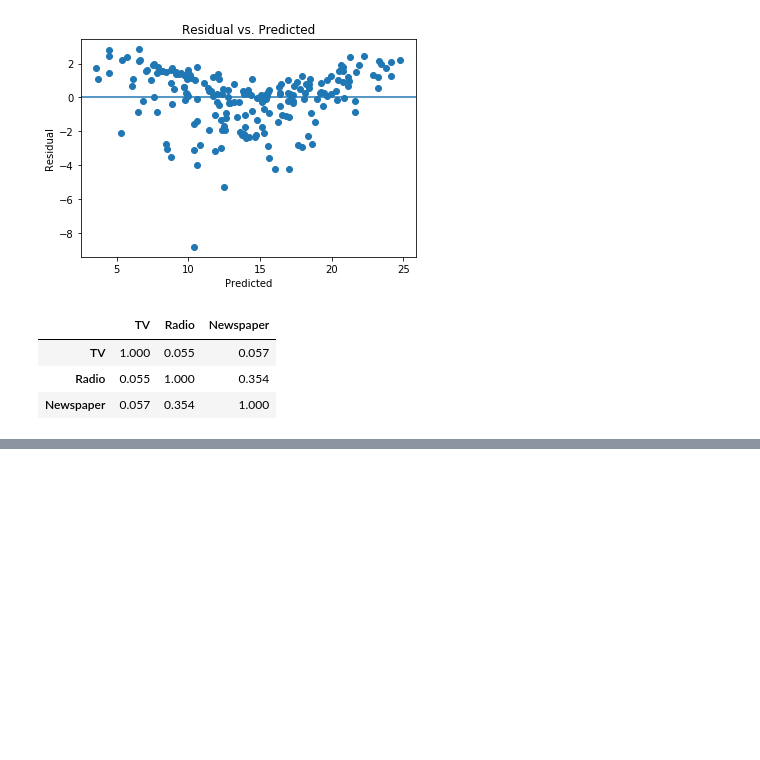
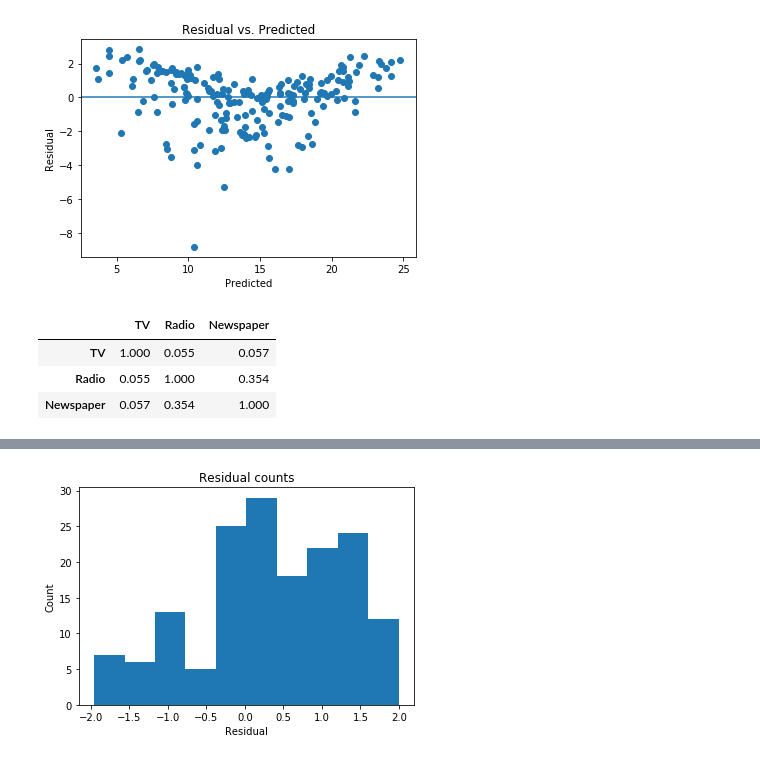
Before and after one commit to lgofish/U2Lesson3, a Jupyter notebook: U2L4-3.ipynb, the cells around one changed output, grey strips where cells are left out. Saved outputs shown, nothing was run; the diff lists cells and outputs as text; code cells hidden in the pictures; blank space fills up the shorter version.

Commit message:
Outliers and Transformation for heteroscedasticity

```diff
--- a/U2L4-3.ipynb
+++ b/U2L4-3.ipynb
@@ -113,0 +218,3 @@ display(correlation_matrix)
+# %%
+# Create a dataframe with residual values all less than 2, get rid of outliers
+df = pd.DataFrame(data=residual)
@@ -113,0 +225,4 @@ display(correlation_matrix)
+# %%
+df['abs_diff_greater_than_2'] = np.where((abs(df['Sales']) > 2),1,0)
+df['Actual'] = actual
+df['Predicted'] = predicted
@@ -113,0 +254,3 @@ display(correlation_matrix)
+# %%
+# df.loc[df['column_name'] == some_value]
+df_abs_res_less_than_two = df.loc[df['abs_diff_greater_than_2'] == 0]
@@ -113,0 +278,16 @@ display(correlation_matrix)
+# %%
+# Extract predicted values.
+predicted = df_abs_res_less_than_two['Predicted']
+actual = df_abs_res_less_than_two['Actual']
+
+# Calculate the error, also called the residual.
+residual = actual - predicted
+
+# This looks a bit concerning.
+plt.hist(residual)
+plt.title('Residual counts')
+plt.xlabel('Residual')
+plt.ylabel('Count')
+plt.show()
+# %% [output]
+[figure, added]
```
Also changed, not shown: parts of 19 cells of this notebook.
